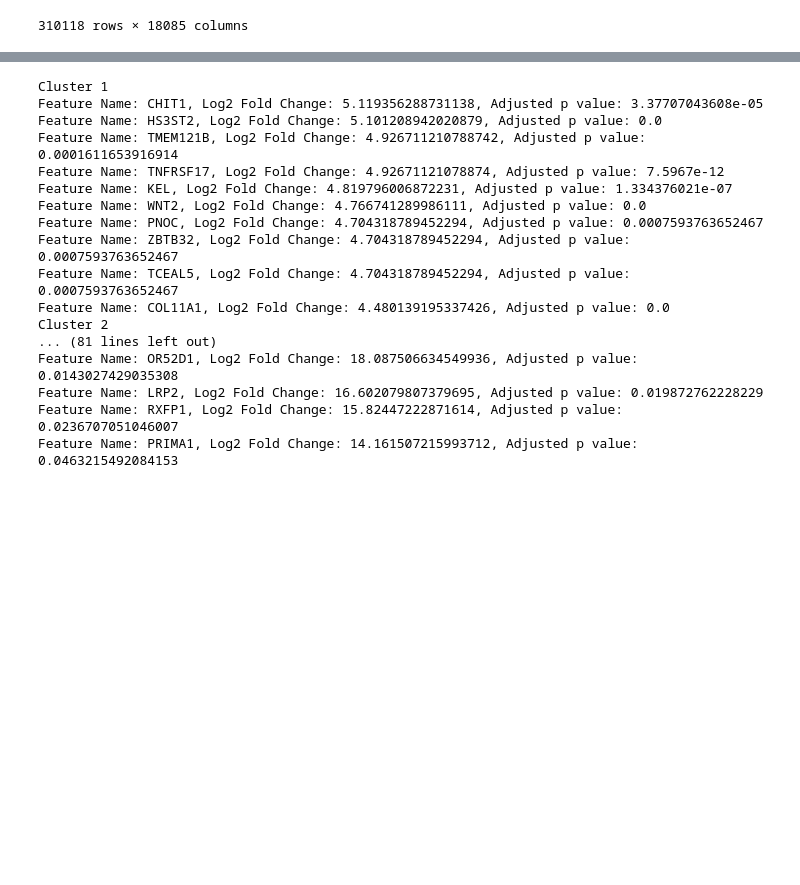
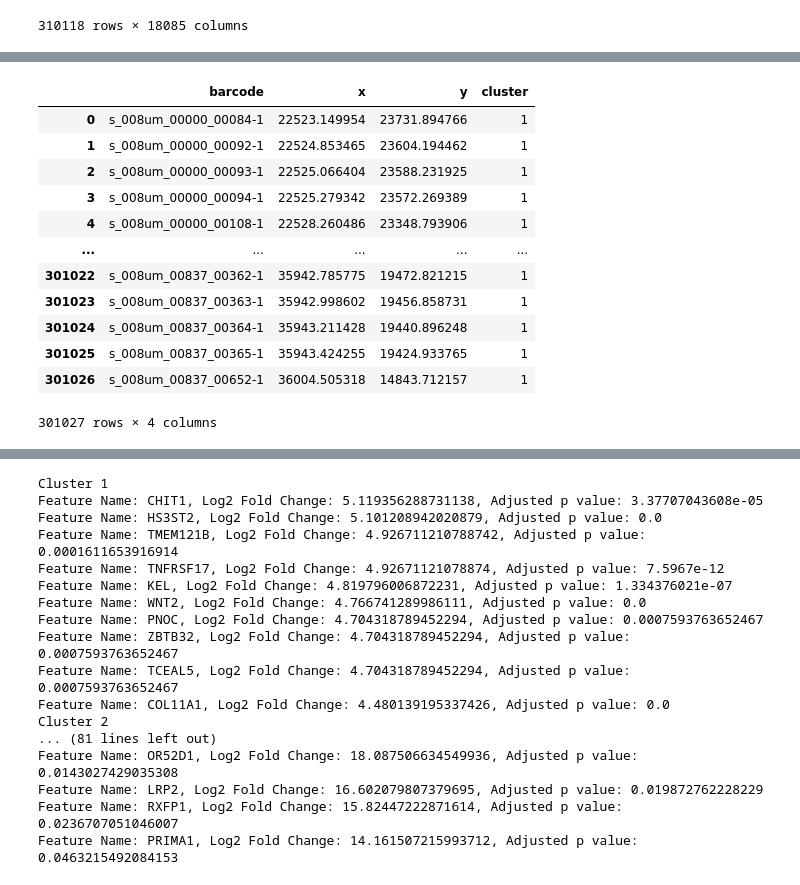
Before and after one commit to ScheWann/Biovis2025, a Jupyter notebook: Python/data_display.ipynb, the cells around one changed output, grey strips where cells are left out. Drawn from its saved outputs; the diff is of its cells as text; code cells hidden in the pictures; blank space fills up the shorter version.

```diff
--- a/Python/data_display.ipynb
+++ b/Python/data_display.ipynb
@@ -24,3 +62,21 @@ umi_counts
+# %%
+merged_df = merged_df.drop(columns=["in_tissue", "array_row", "array_col", "Barcode"])
+merged_df = merged_df.rename(columns={"pxl_row_in_fullres": "x", "pxl_col_in_fullres": "y", "Cluster": "cluster"})
+merged_df
+# %% [output]
+|  | barcode | x | y | cluster |
+| 0 | s_008um_00000_00084-1 | 22523.149954 | 23731.894766 | 1 |
+| 1 | s_008um_00000_00092-1 | 22524.853465 | 23604.194462 | 1 |
+| 2 | s_008um_00000_00093-1 | 22525.066404 | 23588.231925 | 1 |
+| 3 | s_008um_00000_00094-1 | 22525.279342 | 23572.269389 | 1 |
+| 4 | s_008um_00000_00108-1 | 22528.260486 | 23348.793906 | 1 |
+| ... | ... | ... | ... | ... |
+| 301022 | s_008um_00837_00362-1 | 35942.785775 | 19472.821215 | 1 |
+| 301023 | s_008um_00837_00363-1 | 35942.998602 | 19456.858731 | 1 |
+| 301024 | s_008um_00837_00364-1 | 35943.211428 | 19440.896248 | 1 |
+| 301025 | s_008um_00837_00365-1 | 35943.424255 | 19424.933765 | 1 |
+| 301026 | s_008um_00837_00652-1 | 36004.505318 | 14843.712157 | 1 |
+301027 rows × 4 columns
 # %%
 diffexp = pd.read_csv("../Data/square_008um/analysis/diffexp/gene_expression_kmeans_10_clusters/differential_expression.csv")
 diffexp
```
Also changed, not shown: parts of 3 cells of this notebook, 6 other files.
